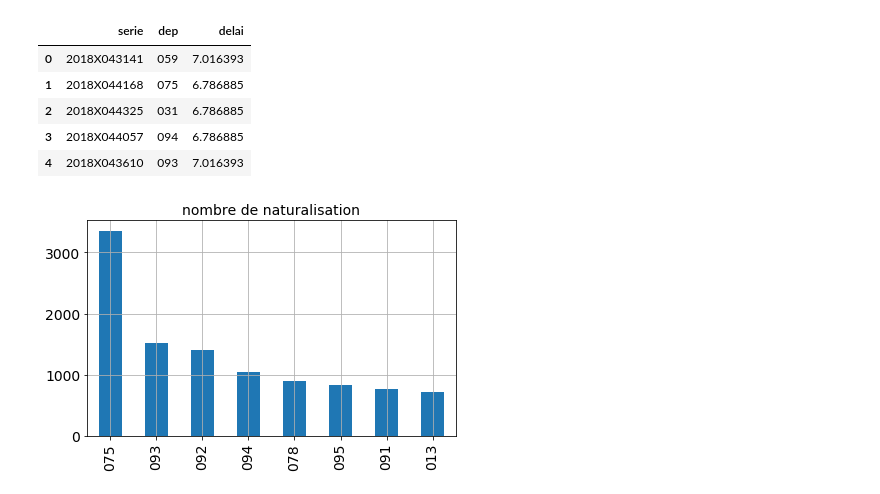
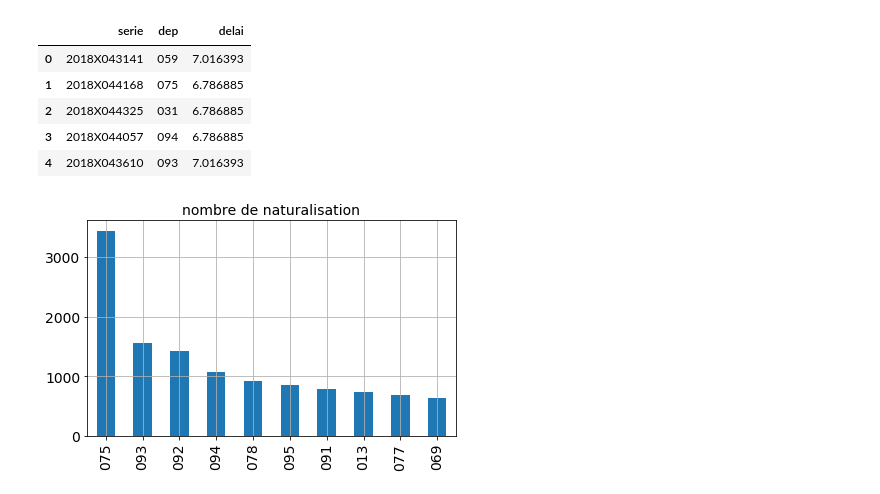
Before and after one commit to tianyikillua/naturalisation-statistiques, a Jupyter notebook: plot.ipynb, the cells around one changed output. Drawn from its saved outputs; the diff is of its cells as text; code cells hidden in the pictures.

```diff
--- a/plot.ipynb
+++ b/plot.ipynb
@@ -34,6 +34,7 @@ for decret in Path(".").glob("decrets/*.pdf"):
         for key in keys:
             content = content.replace(key, "\n")
         content = content.replace("\ndép", ", dép")
+        content = content.replace("dép. \n", ", dép. ")
         content = content.replace("X \n", "X")
         lines = content.split("\n")
 
@@ -42,6 +43,8 @@ for decret in Path(".").glob("decrets/*.pdf"):
             continue
         else:
             dep = line.partition("dép.")[2].partition(",")[0].replace(" ", "")
+            if len(dep) == 0:
+                continue
             serie = line.partition("NAT,")[2].partition(",")[0].replace(" ", "")
             year = int(serie.partition("X")[0])
             weeknum = int(serie.partition("X")[2][:3]) + 1
@@ -84,8 +87,9 @@ df.head()
 # %%
 df.to_csv("data_processed.csv", index=False)
 # %%
-df["dep"].value_counts()[:8].plot(kind="bar", grid=True, title="nombre de naturalisation")
+df["dep"].value_counts()[:10].plot(kind="bar", grid=True, title="nombre de naturalisation")
 plt.tight_layout()
+# plt.savefig("nb_nat.png", dpi=150)
 # %% [output]
-[figure, old version]
+[figure, new version]
 # %%
```
Also changed, not shown: parts of 2 cells of this notebook, 1 other file.
